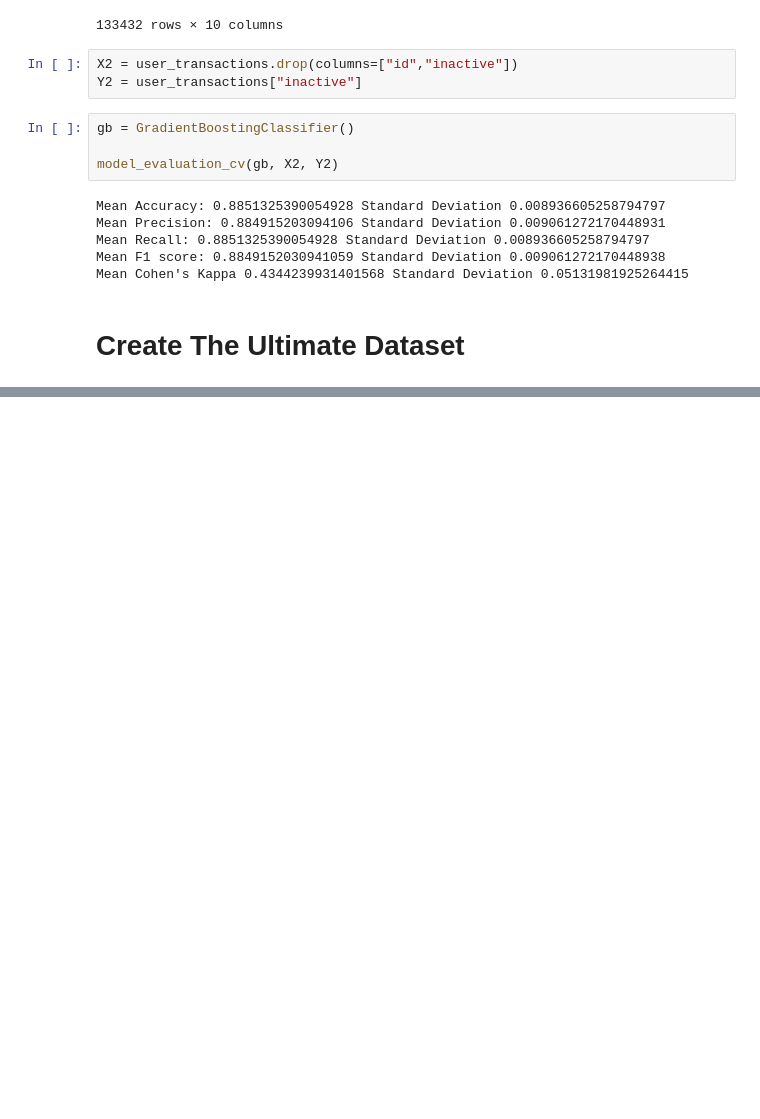
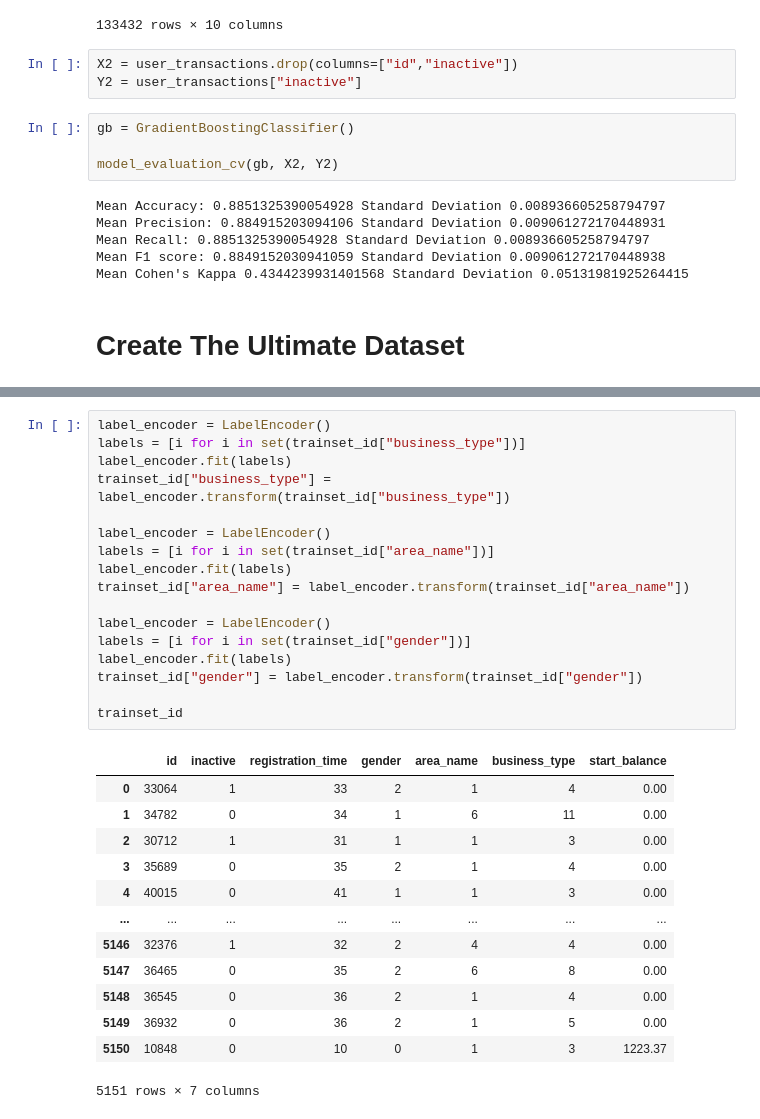
Before and after one commit to beratcabuk/sdshackathon2022, a Jupyter notebook: sdshackathon.ipynb, the cells around one changed output, grey strips where cells are left out. Cells and saved outputs as stored; diff of their text form; blank space fills up the shorter version.

```diff
--- a/sdshackathon.ipynb
+++ b/sdshackathon.ipynb
@@ -387,0 +414,31 @@ Mean Cohen's Kappa 0.4344239931401568 Standard Deviation 0.05131981925264415
+# %%
+label_encoder = LabelEncoder()
+labels = [i for i in set(trainset_id["business_type"])]
+label_encoder.fit(labels)
+trainset_id["business_type"] = label_encoder.transform(trainset_id["business_type"])
+
+label_encoder = LabelEncoder()
+labels = [i for i in set(trainset_id["area_name"])]
+label_encoder.fit(labels)
+trainset_id["area_name"] = label_encoder.transform(trainset_id["area_name"])
+
+label_encoder = LabelEncoder()
+labels = [i for i in set(trainset_id["gender"])]
+label_encoder.fit(labels)
+trainset_id["gender"] = label_encoder.transform(trainset_id["gender"])
+
+trainset_id
+# %% [output]
+|  | id | inactive | registration_time | gender | area_name | business_type | start_balance |
+| 0 | 33064 | 1 | 33 | 2 | 1 | 4 | 0.00 |
+| 1 | 34782 | 0 | 34 | 1 | 6 | 11 | 0.00 |
+| 2 | 30712 | 1 | 31 | 1 | 1 | 3 | 0.00 |
+| 3 | 35689 | 0 | 35 | 2 | 1 | 4 | 0.00 |
+| 4 | 40015 | 0 | 41 | 1 | 1 | 3 | 0.00 |
+| ... | ... | ... | ... | ... | ... | ... | ... |
+| 5146 | 32376 | 1 | 32 | 2 | 4 | 4 | 0.00 |
+| 5147 | 36465 | 0 | 35 | 2 | 6 | 8 | 0.00 |
+| 5148 | 36545 | 0 | 36 | 2 | 1 | 4 | 0.00 |
+| 5149 | 36932 | 0 | 36 | 2 | 1 | 5 | 0.00 |
+| 5150 | 10848 | 0 | 10 | 0 | 1 | 3 | 1223.37 |
+5151 rows × 7 columns
```
Also changed, not shown: parts of 9 cells of this notebook.
